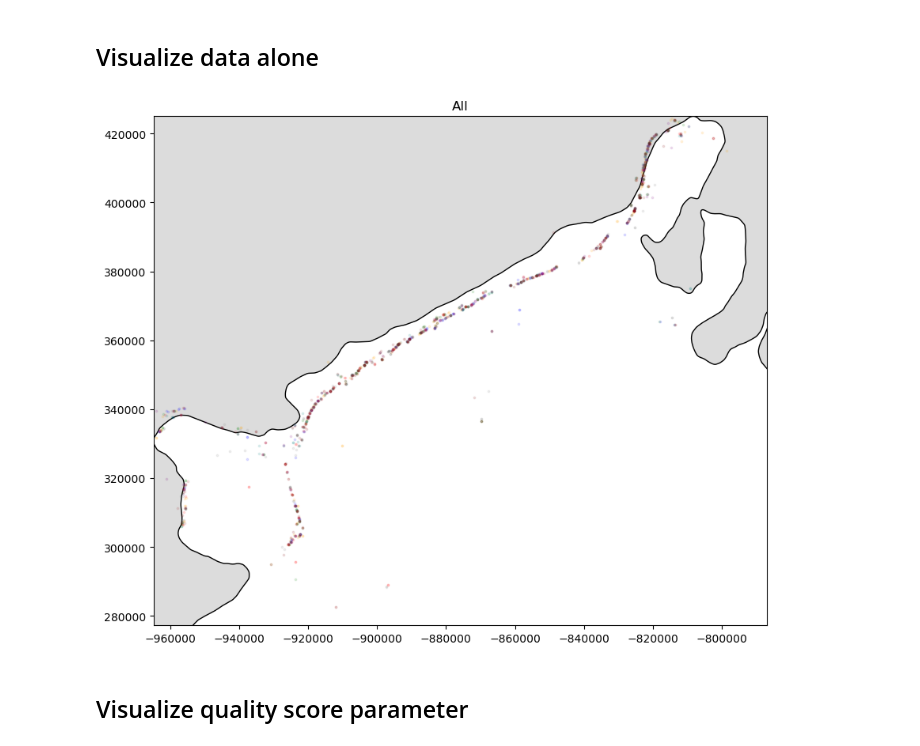
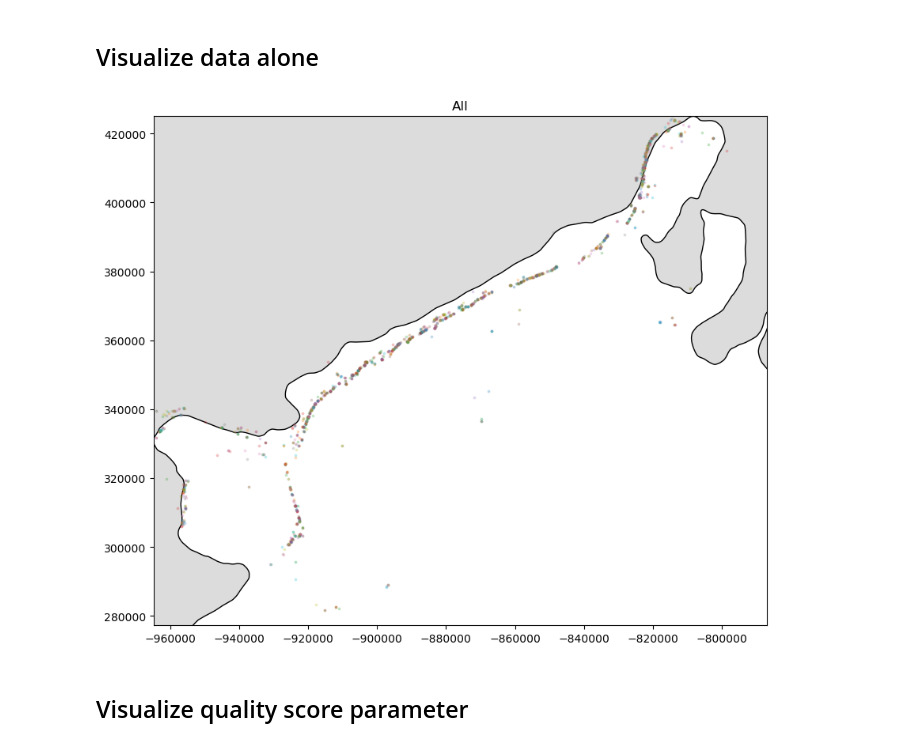
Before and after one commit to Nacnud04/Break-In-Slope-Detection, a Jupyter notebook: IbCombined.ipynb, the cells around one changed output. Saved outputs shown, nothing was run; the diff lists cells and outputs as text; code cells hidden in the pictures.

```diff
--- a/IbCombined.ipynb
+++ b/IbCombined.ipynb
@@ -23,6 +23,6 @@ xlim, ylim = lim
 basemap = unpack.Basemap("BackgroundData/GroundedIce.gpkg")
 gline_xy = util.gline_to_df(basemap.basemap_gpd, study_area)
 # %%
-paths = [f"Line/{i}-Ib.csv" for i in range(1, 10)]
+paths = [f"Line/{i}-Ib.csv" for i in range(1, 12)]
 print(paths)
 # %% [output]
@@ -45,22 +43,22 @@ moa_gline = gpd.read_file("Line/moa_2009_groundingline_v02.0.shp")
 # %%
 fig, ax = plt.subplots(1, 1, figsize = (10, 10))
 range_cnt = 20
 
 ax.set_facecolor("gainsboro")
 basemap.basemap_gpd.plot(ax=ax, color="white", edgecolor="black")
 
 for i, dat in data.iterrows():
-    plt.scatter(dat["x"], dat["y"], s = 3, c=colors[dat["cyc"]], alpha = 1/len(colors))
+    plt.scatter(dat["x"], dat["y"], s = 3, alpha = 0.2)
 
 ax.set_title("All")
 ax.set_aspect('equal', adjustable='box')
 
 plt.xlim(gline_xy["x"].min(), gline_xy["x"].max())
 plt.ylim(gline_xy["y"].min(), gline_xy["y"].max())
 
 plt.show()
 # %% [output]
-[figure, old version]
+[figure, new version]
 # %% [markdown]
 ## Visualize quality score parameter
 # %%
```
Also changed, not shown: parts of 5 cells of this notebook, 2 other files.
